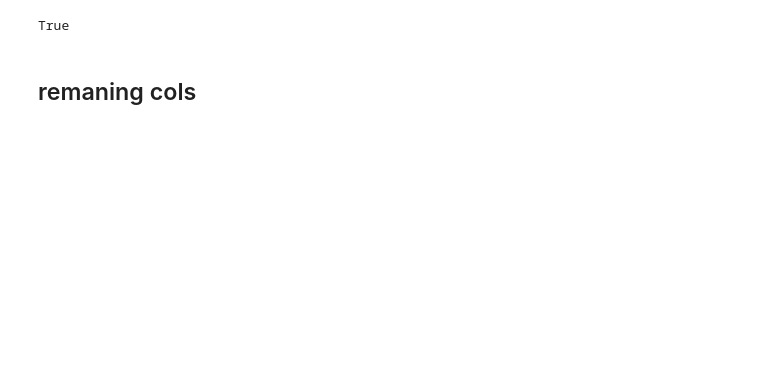
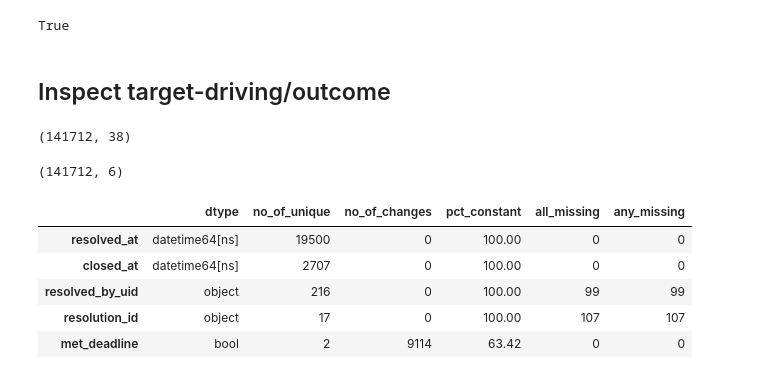
Before and after one commit to shashankgarewal/temporal-sequence-eventLog, a Jupyter notebook: notebooks/03_model_base_table.ipynb, the cells around one changed output. Saved outputs shown, nothing was run; the diff lists cells and outputs as text; code cells hidden in the pictures; blank space fills up the shorter version.

```diff
--- a/notebooks/03_model_base_table.ipynb
+++ b/notebooks/03_model_base_table.ipynb
@@ -605,4 +563,9 @@ df1.equals(df2)
 # %% [output]
 True
 # %% [markdown]
-## remaning cols
+## Inspect target-driving/outcome
+# %%
+df = load("data\canonical\events.parquet")
+df.shape
+# %% [output]
+(141712, 38)
@@ -608,0 +574,13 @@ True
+# %%
+outcome_df.shape
+# %% [output]
+(141712, 6)
+# %%
+generate_df_prop(outcome_df)
+# %% [output]
+|  | dtype | no_of_unique | no_of_changes | pct_constant | all_missing | any_missing |
+| resolved_at | datetime64[ns] | 19500 | 0 | 100.00 | 0 | 0 |
+| closed_at | datetime64[ns] | 2707 | 0 | 100.00 | 0 | 0 |
+| resolved_by_uid | object | 216 | 0 | 100.00 | 99 | 99 |
+| resolution_id | object | 17 | 0 | 100.00 | 107 | 107 |
+| met_deadline | bool | 2 | 9114 | 63.42 | 0 | 0 |
```
Also changed, not shown: parts of 29 cells of this notebook, 1 other file.
